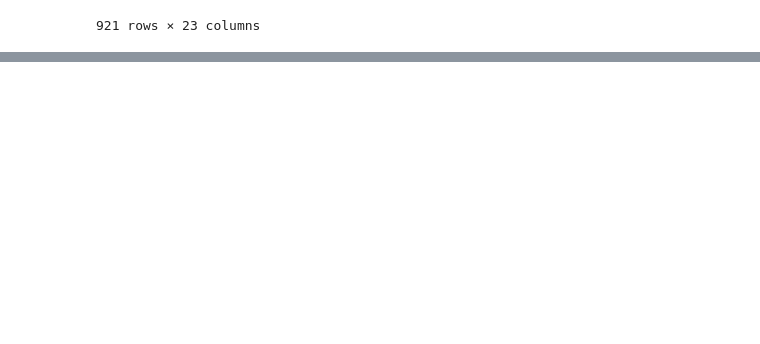
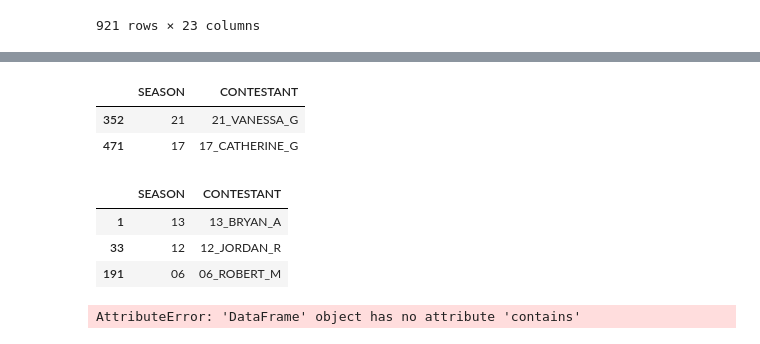
Before and after one commit to ekreher22/DataScience2021F, a Jupyter notebook: Unit3/Unit3:ProjectB/project3b.ipynb, the cells around one changed output, grey strips where cells are left out. Drawn from its saved outputs; the diff is of its cells as text; code cells hidden in the pictures; blank space fills up the shorter version.

```diff
--- a/Unit3/Unit3:ProjectB/project3b.ipynb
+++ b/Unit3/Unit3:ProjectB/project3b.ipynb
@@ -45,2 +31,22 @@ bachelor = grouped.get_group("Bachelor")
+# %%
+bachelor.loc[(bachelor['ELIMINATION-1']== 'R1') & (bachelor['ELIMINATION-10'] == 'W'),['SEASON','CONTESTANT']]
+# %% [output]
+|  | SEASON | CONTESTANT |
+| 352 | 21 | 21_VANESSA_G |
+| 471 | 17 | 17_CATHERINE_G |
+# %%
+bachelorette.loc[(bachelorette['ELIMINATION-1']== 'R1') & (bachelorette['ELIMINATION-10'] == 'W'),['SEASON','CONTESTANT']]
+# %% [output]
+|  | SEASON | CONTESTANT |
+| 1 | 13 | 13_BRYAN_A |
+| 33 | 12 | 12_JORDAN_R |
+| 191 | 06 | 06_ROBERT_M |
 # %%
 #which season had the most unscheduled eliminations
+# %%
+#bachelor.loc[(bachelor['S'])]
+#crimes.groupby('SEASON').count()
+#bachelor.loc[(bachelor['SEASON'] == 1) & (bachelor['ELIMINATION-3'] == 'EU')]
+bachelor[bachelor.contains('EU')]
+# %% [output]
+AttributeError: 'DataFrame' object has no attribute 'contains'
```
Also changed, not shown: parts of 2 cells of this notebook, 3 other files.
